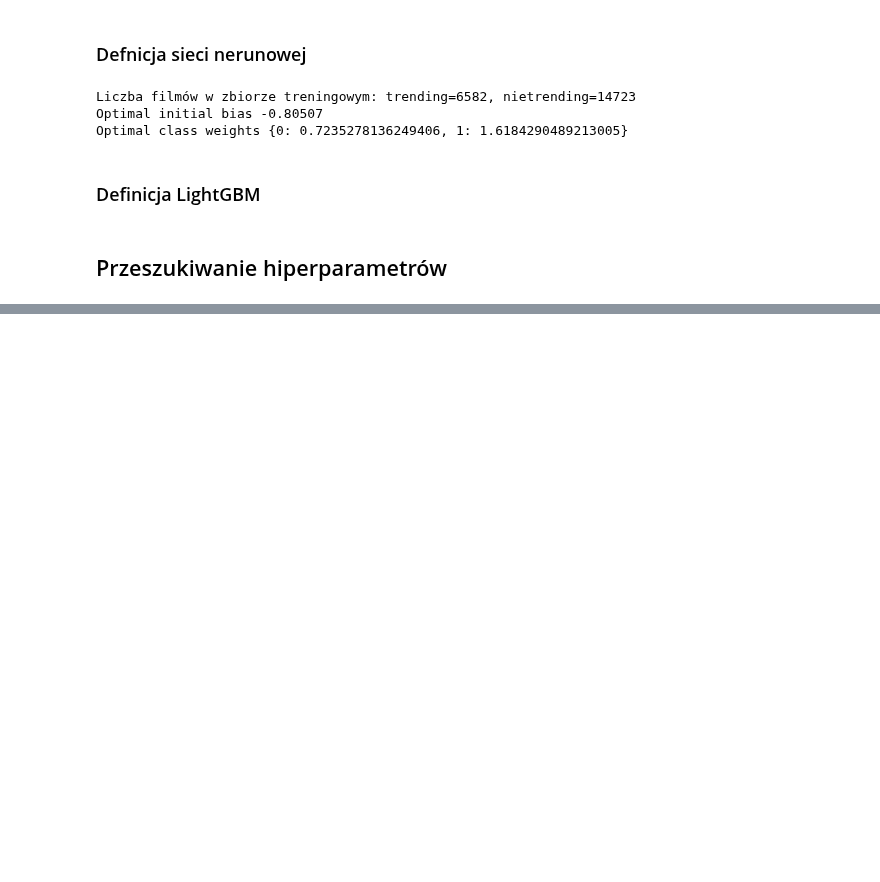
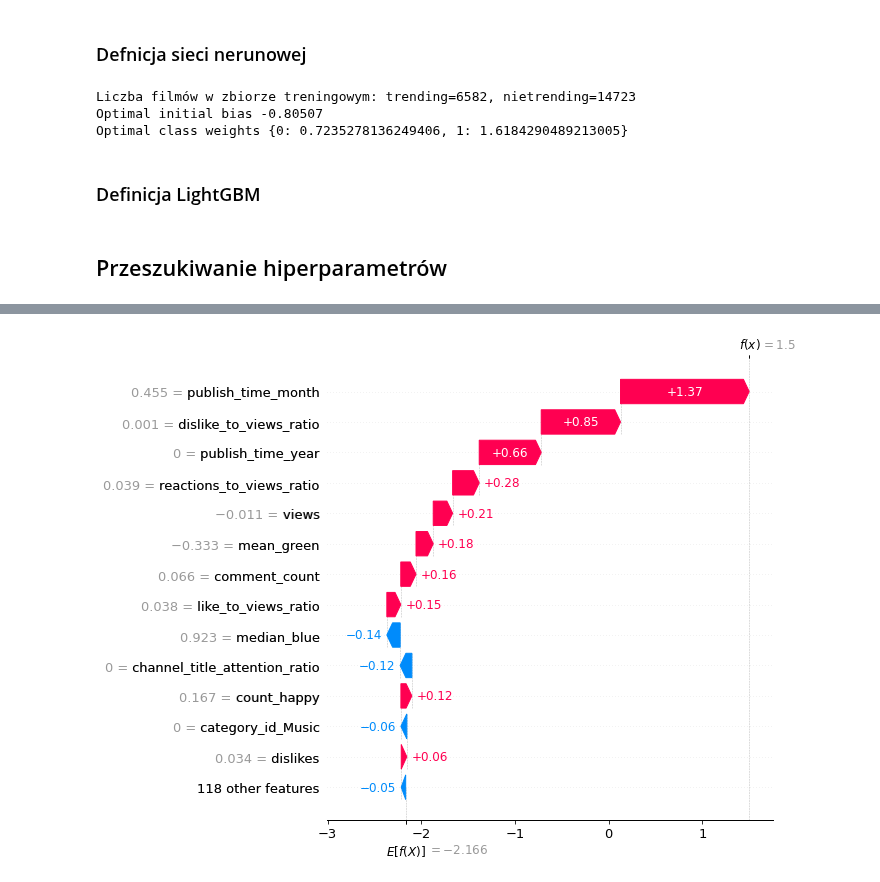
Before and after one commit to AxolotlOfConflagration/yt_trending_videos, a Jupyter notebook: checkpoint6.ipynb, the cells around one changed output, grey strips where cells are left out. Cells and saved outputs as stored; diff of their text form; code cells hidden in the pictures; blank space fills up the shorter version.

```diff
--- a/checkpoint6.ipynb
+++ b/checkpoint6.ipynb
@@ -386,0 +466,5 @@ df_results
+# %%
+positive_idx = np.argwhere([y_test.values == 1])[0, 1]
+shap.plots.waterfall(shap_obj[positive_idx,:,1], max_display=14)
+# %% [output]
+[figure, added]
```
Also changed, not shown: parts of 16 cells of this notebook.
